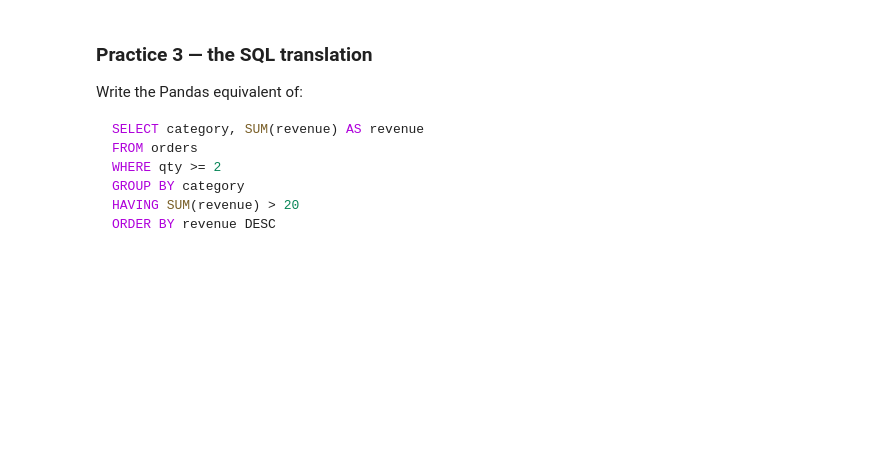
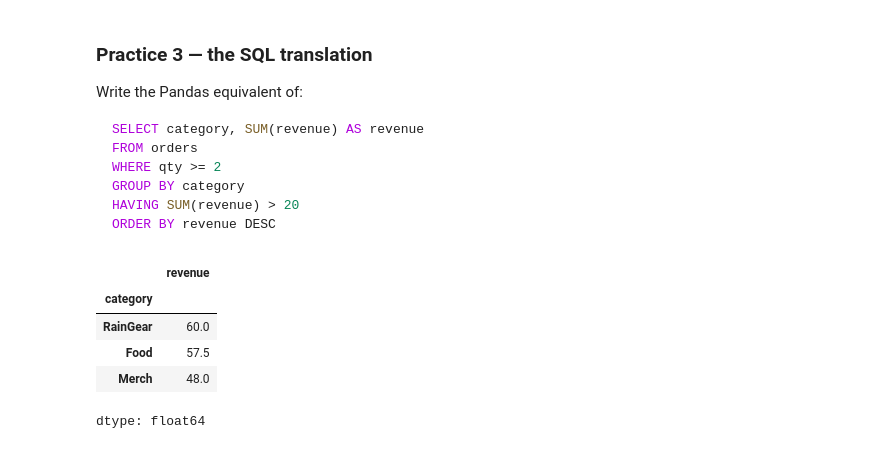
Before and after one commit to simichakravarty16/ds2002-fa26, a Jupyter notebook: notebooks/03-pandas-cleaning/2026-09-14 — SQL to Python to DataFrames — Lecture.ipynb, the cells around one changed output. Saved outputs shown, nothing was run; the diff lists cells and outputs as text; code cells hidden in the pictures; blank space fills up the shorter version.

````diff
--- a/notebooks/03-pandas-cleaning/2026-09-14 — SQL to Python to DataFrames — Lecture.ipynb
+++ b/notebooks/03-pandas-cleaning/2026-09-14 — SQL to Python to DataFrames — Lecture.ipynb
@@ -514,3 +533,11 @@ ORDER BY revenue DESC
 ```
 # %%
 # TODO
+orders[orders['qty'] >= 2].groupby('category')['revenue'].sum().loc[lambda s: s > 20].sort_values(ascending=False)
+# %% [output]
+|  | revenue |
+| category |  |
+| RainGear | 60.0 |
+| Food | 57.5 |
+| Merch | 48.0 |
+dtype: float64
````
Also changed, not shown: parts of 6 cells of this notebook.
